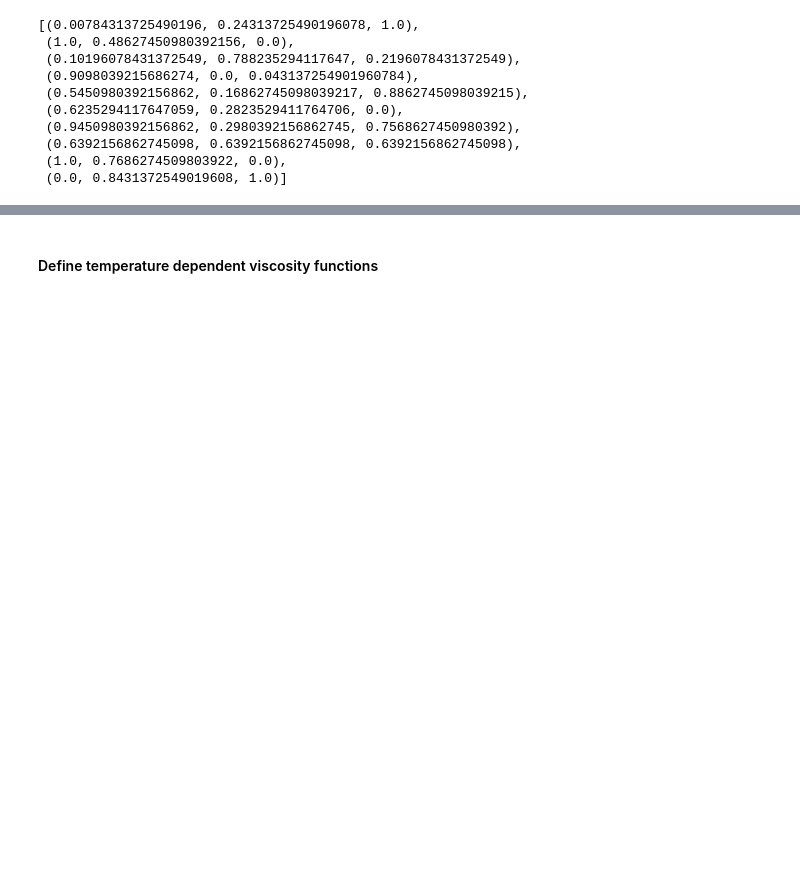
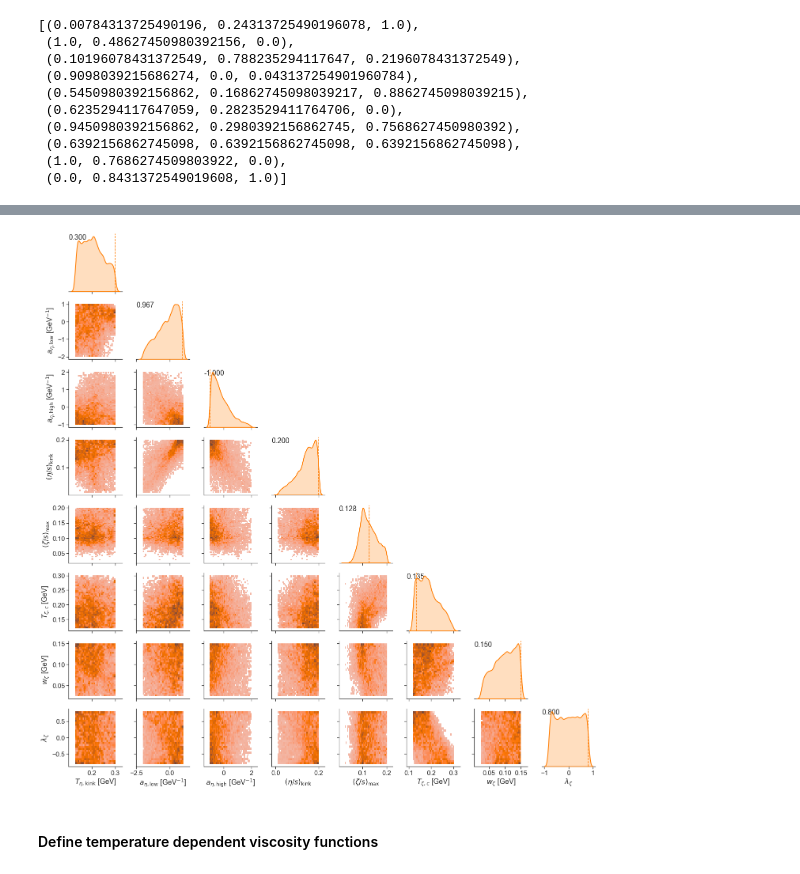
Before and after one commit to danOSU/QGP_Bayes, a Jupyter notebook: Bayesian Parameter Estimation for Relativistic Heavy Ion Physics.ipynb, the cells around one changed output, grey strips where cells are left out. Saved outputs shown, nothing was run; the diff lists cells and outputs as text; code cells hidden in the pictures; blank space fills up the shorter version.

```diff
--- a/Bayesian Parameter Estimation for Relativistic Heavy Ion Physics.ipynb
+++ b/Bayesian Parameter Estimation for Relativistic Heavy Ion Physics.ipynb
@@ -431,20 +457,22 @@ plt.show()
 # %%
 sns.set_context("notebook", font_scale=1.5)
 sns.set_style("ticks")
-map_parameters=map_values_saved.flatten()
+map_parameters=map_values.flatten()
 sns.set_palette('bright')
 observables_to_plot=[7, 8 , 9, 10, 11, 12, 13, 14]
 g = sns.PairGrid(samples_df.iloc[:,observables_to_plot], corner=True, diag_sharey=False)
-g.map_lower(sns.histplot, bins=10, color=sns.color_palette()[5])
+g.map_lower(sns.histplot,color=sns.color_palette()[5])
 g.map_diag(sns.kdeplot, linewidth=2, shade=True, color=sns.color_palette()[1])
 for n,i in enumerate(observables_to_plot):
     ax=g.axes[n][n]
     ax.axvline(x=map_parameters[i], ls='--', c=sns.color_palette()[1])
     ax.text(0,0.9,s= f'{map_parameters[i]:.3f}', transform=ax.transAxes)
 
 plt.tight_layout()
 save_fig(name+"viscous")
 plt.show()
+# %% [output]
+[figure, added]
 # %% [markdown]
 #### Define temperature dependent viscosity functions
 # %%
```
Also changed, not shown: parts of 16 cells of this notebook, 8 other files.
